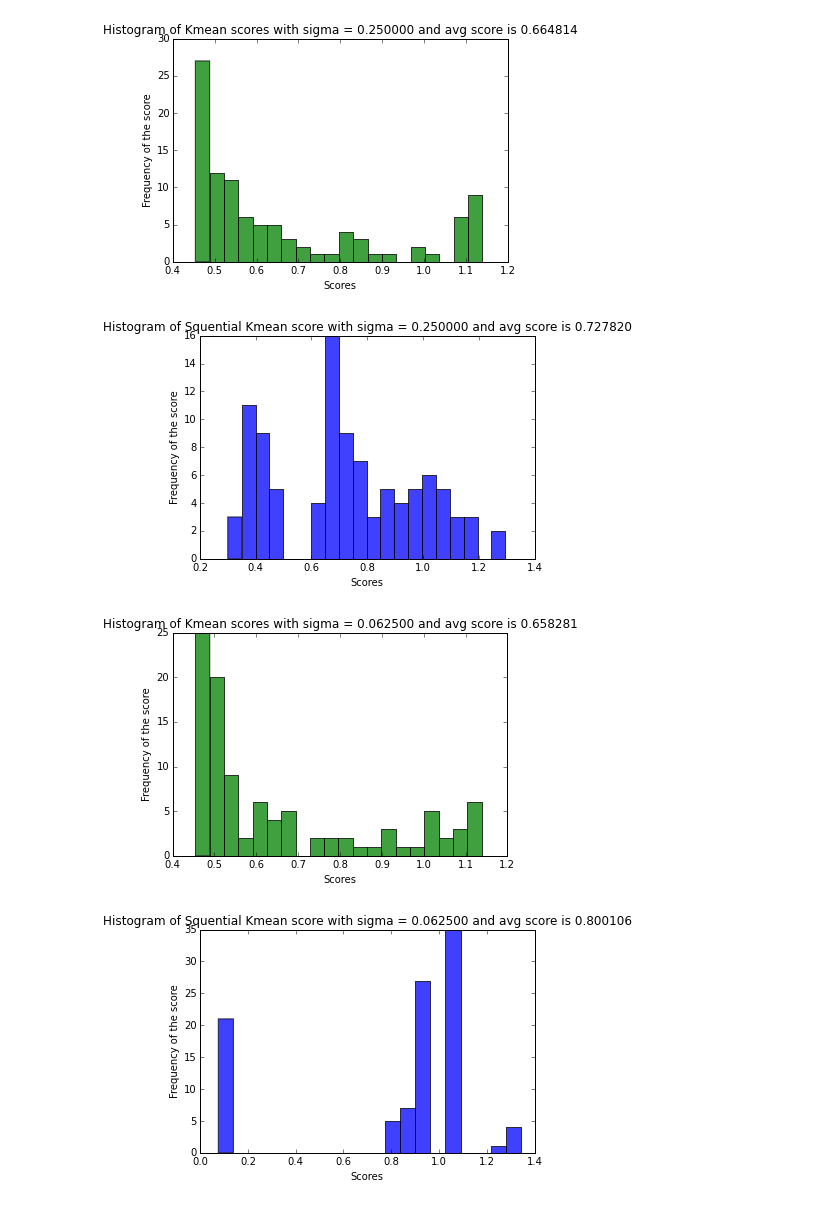
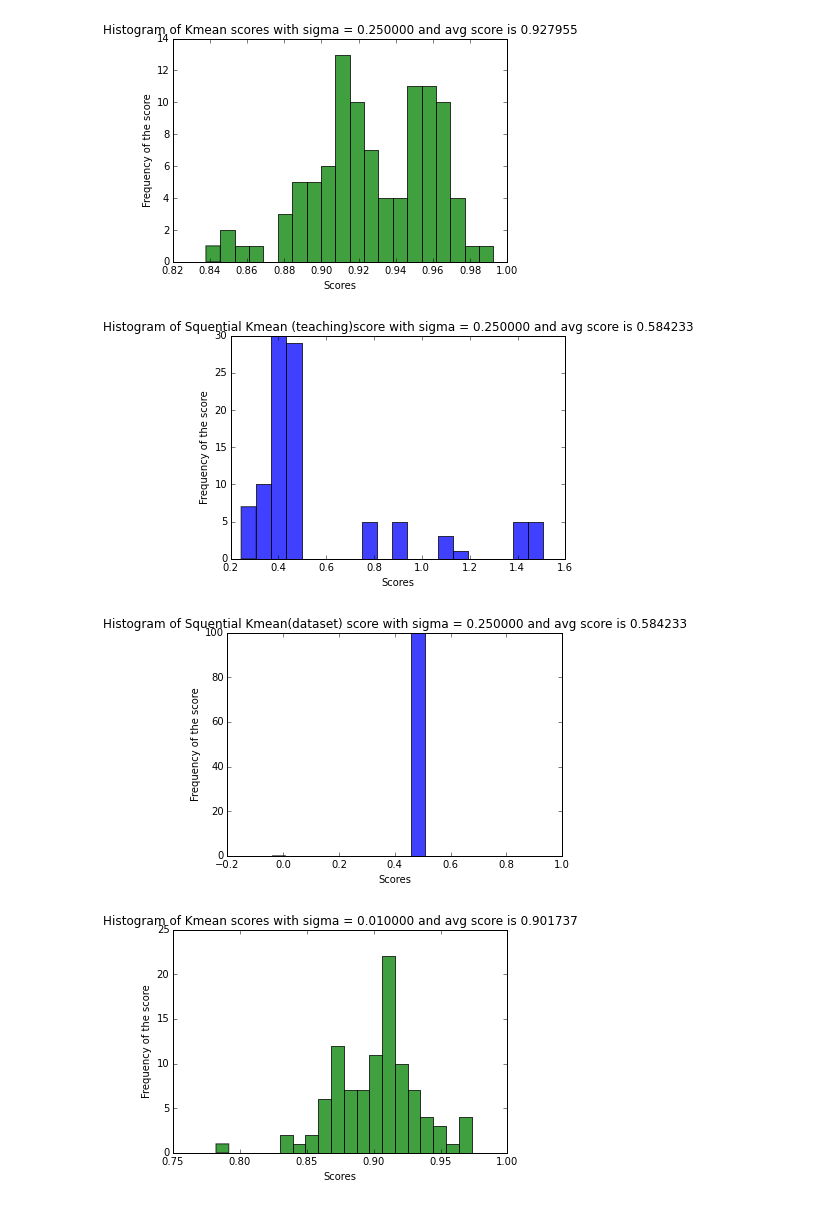
Before and after one commit to RuiqingQiu/K-Mean, a Jupyter notebook: kmeans.ipynb, the cells around one changed output. Saved outputs shown, nothing was run; the diff lists cells and outputs as text; code cells hidden in the pictures.

Commit message:
permutation need to change

```diff
--- a/kmeans.ipynb
+++ b/kmeans.ipynb
@@ -352,12 +352,15 @@ def experiment3():
     num_of_teaching_signal = 10 # 10 teaching signals
     score_list_kmean = []
     score_list_skmean = []
-    sigma_list = [0.25,0.0625,0.02,0.01] # factor of 2 sigmas
+    #sigma_list = [0.25,0.0625,0.02,0.01] # factor of 2 sigmas
+    sigma_list = [0.25,0.01]
     kmean_avg_score=[]
     seq_kmean_avg_score=[]
+    seq_kmean_data_avg_score=[]
     for small_sigma in sigma_list:
         score_list_kmean = []
         score_list_skmean = []
+        score_list_skmean_data = []
         #give 10 easy points
         teaching_data_set = d.generate_mult_normal_based_prob(d.PIs, d.means,
                                                           small_sigma * small_sigma * d.identity_matrix, num_of_teaching_signal)
@@ -378,35 +381,56 @@ def experiment3():
         n, bins, patches = plt.hist(score_list_kmean,20,normed=0,facecolor="green",alpha=0.75)
         plt.show()
         pylab.clf()
 
+        # permuatate the teaching signal
         for i in range(num_of_iterations):
             # res1, idx1 = sequential_kmean(np.random.permutation(data_set) , k)
             # tmp_data_set = np.concatenate((teaching_data_set, np.random.permutation(data_set)))
             tmp_data_set = np.concatenate((np.random.permutation(teaching_data_set), d.data_set))
             res1, idx1 = sequential_kmean(tmp_data_set , d.k)
             score_list_skmean.append(d.error_calculate(res1))
         avg_score = sum(score_list_skmean)/len(score_list_skmean)
         seq_kmean_avg_score.append(avg_score)
         plt.xlabel('Scores')
         plt.ylabel('Frequency of the score')
-        plt.title(r'Histogram of Squential Kmean score with sigma = %f and avg score is %f ' % (small_sigma, avg_score))
+        plt.title(r'Histogram of Squential Kmean (teaching)score with sigma = %f and avg score is %f ' % (small_sigma, avg_score))
         #plt.text(1,1,'sigma = %f' % small_sigma)
         #plt.text(0.8,15,'avg score = %f ' %avg_score)
         #plt.bar(range(num_of_iterations), score_list)
         n, bins, patches = plt.hist(score_list_skmean,20,normed=0,facecolor="blue",alpha=0.75)
         plt.show()
         pylab.clf()
 
+        # permutate the data set
+        for i in range(num_of_iterations):
+            # res1, idx1 = sequential_kmean(np.random.permutation(data_set) , k)
+            # tmp_data_set = np.concatenate((teaching_data_set, np.random.permutation(data_set)))
+            tmp_data_set = np.concatenate((teaching_data_set, np.random.permutation(d.data_set)))
+            res1, idx1 = sequential_kmean(tmp_data_set , d.k)
+            score_list_skmean_data.append(d.error_calculate(res1))
+        avg_score = sum(score_list_skmean)/len(score_list_skmean)
+        seq_kmean_data_avg_score.append(avg_score)
+        plt.xlabel('Scores')
+        plt.ylabel('Frequency of the score')
+        plt.title(r'Histogram of Squential Kmean(dataset) score with sigma = %f and avg score is %f ' % (small_sigma, avg_score))
+        #plt.text(1,1,'sigma = %f' % small_sigma)
+        #plt.text(0.8,15,'avg score = %f ' %avg_score)
+        #plt.bar(range(num_of_iterations), score_list)
+        n, bins, patches = plt.hist(score_list_skmean_data,20,normed=0,facecolor="blue",alpha=0.75)
+        plt.show()
+        pylab.clf()
+
     plt.plot(sigma_list,kmean_avg_score)
     plt.plot(sigma_list,seq_kmean_avg_score, marker='o',color='r')
+    plt.plot(sigma_list,seq_kmean_data_avg_score,marker = 'o',color='b')
     plt.ylabel('scores change')
     plt.xlabel('Average Score')
     # reverse the xaxis from big sigma to smaller sigma
     plt.gca().invert_xaxis()
     plt.show()
 experiment3()
 # %% [output]
-[figure, old version]
+[figure, new version]
-[figure, old version]
+[figure, new version]
-[figure, old version]
+[figure, new version]
-[figure, old version]
+[figure, new version]
```
Also changed, not shown: parts of 8 cells of this notebook.
